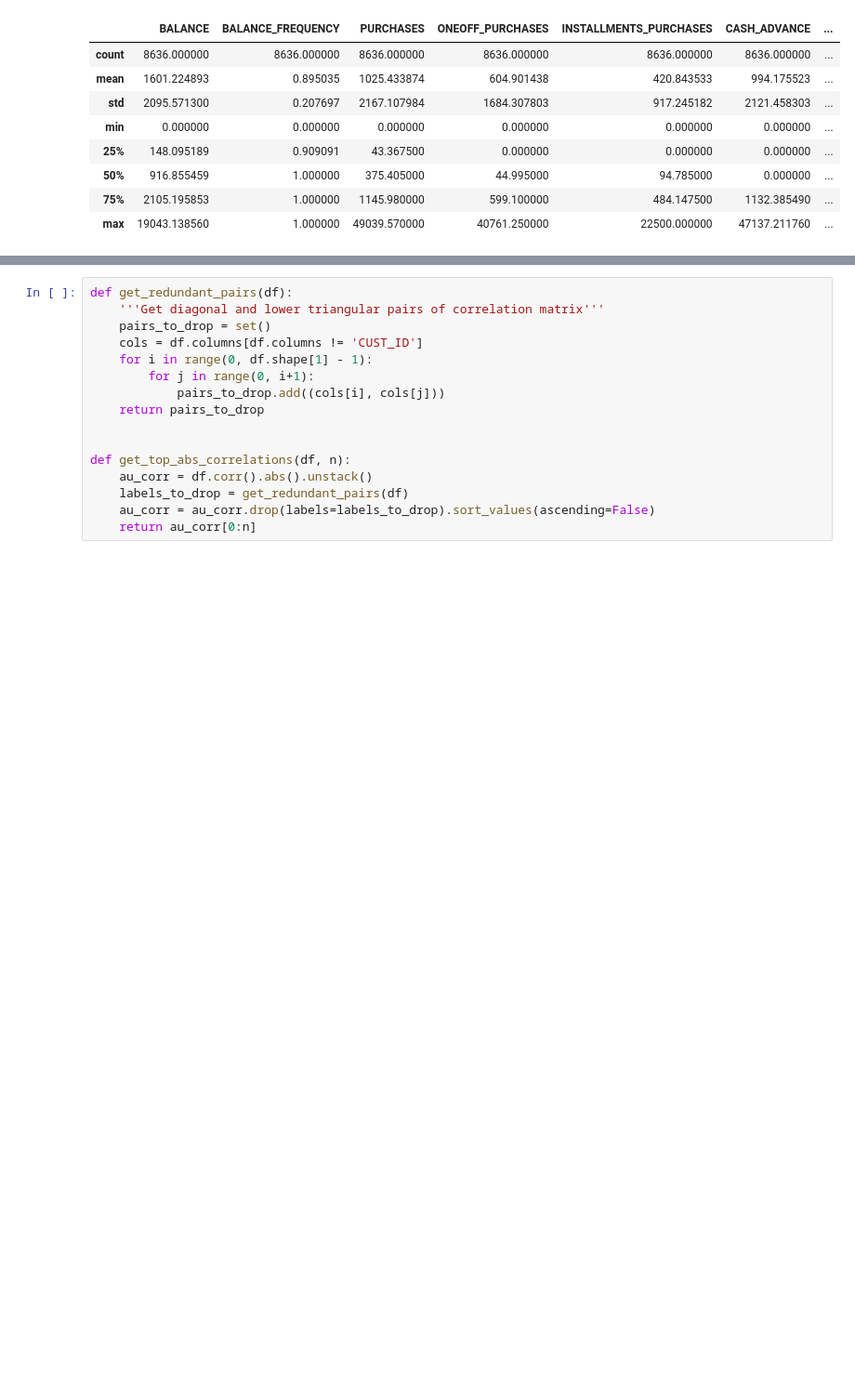
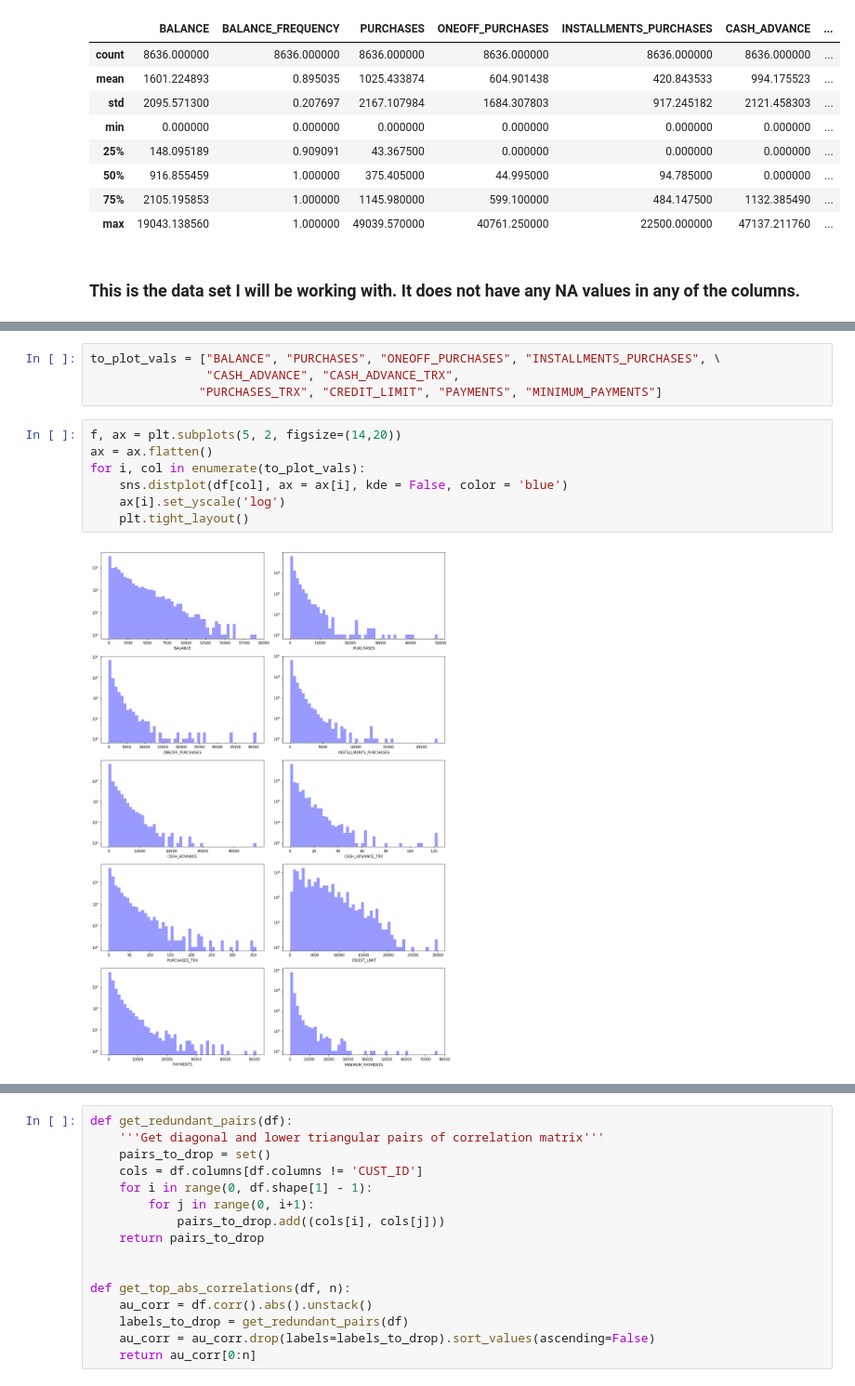
Before and after one commit to mnathvt/insight_data_challenge, a Jupyter notebook: dc2/cc_analysis.ipynb, the cells around one changed output, grey strips where cells are left out. Shown at 93% size. Saved outputs shown, nothing was run; the diff lists cells and outputs as text; blank space fills up the shorter version.

```diff
--- a/dc2/cc_analysis.ipynb
+++ b/dc2/cc_analysis.ipynb
@@ -149,6 +159,8 @@ df.describe()
 | 50% | 916.855459 | 1.000000 | 375.405000 | 44.995000 | 94.785000 | 0.000000 | ... |
 | 75% | 2105.195853 | 1.000000 | 1145.980000 | 599.100000 | 484.147500 | 1132.385490 | ... |
 | max | 19043.138560 | 1.000000 | 49039.570000 | 40761.250000 | 22500.000000 | 47137.211760 | ... |
+# %% [markdown]
+### This is the data set I will be working with. It does not have any NA values in any of the columns.
 # %%
 cmap = sns.diverging_palette(5, 250, as_cmap=True)
 
@@ -189,3 +201,16 @@ Hover to magify
 | MINIMUM_PAYMENTS | 0.4 | 0.13 | 0.094 | 0.049 | 0.13 | 0.14 | ... |
 | PRC_FULL_PAYMENT | -0.33 | -0.16 | 0.18 | 0.13 | 0.18 | -0.16 | ... |
 | TENURE | 0.067 | 0.1 | 0.085 | 0.063 | 0.083 | -0.073 | ... |
+# %%
+to_plot_vals = ["BALANCE", "PURCHASES", "ONEOFF_PURCHASES", "INSTALLMENTS_PURCHASES", \
+                "CASH_ADVANCE", "CASH_ADVANCE_TRX",
+               "PURCHASES_TRX", "CREDIT_LIMIT", "PAYMENTS", "MINIMUM_PAYMENTS"]
+# %%
+f, ax = plt.subplots(5, 2, figsize=(14,20))
+ax = ax.flatten()
+for i, col in enumerate(to_plot_vals):
+    sns.distplot(df[col], ax = ax[i], kde = False, color = 'blue')
+    ax[i].set_yscale('log')
+    plt.tight_layout()
+# %% [output]
+[figure, added]
```
Also changed, not shown: parts of 49 cells of this notebook.
